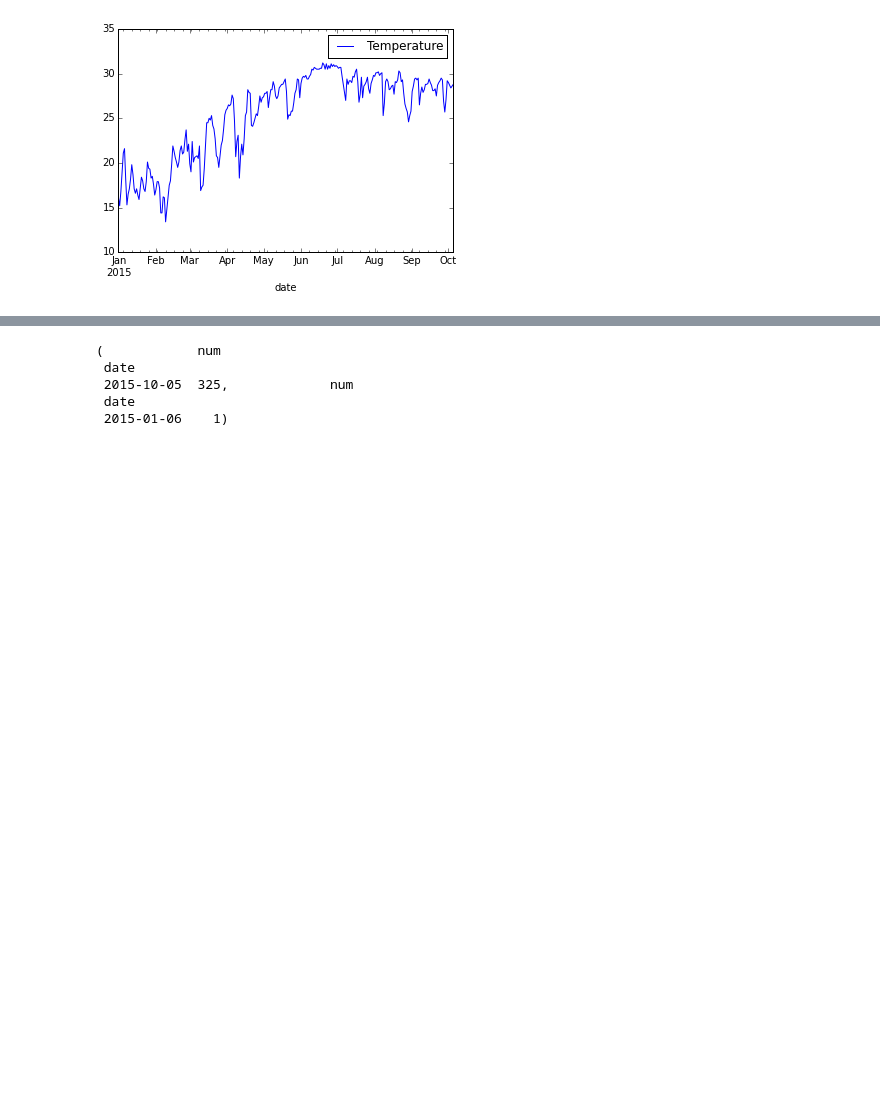
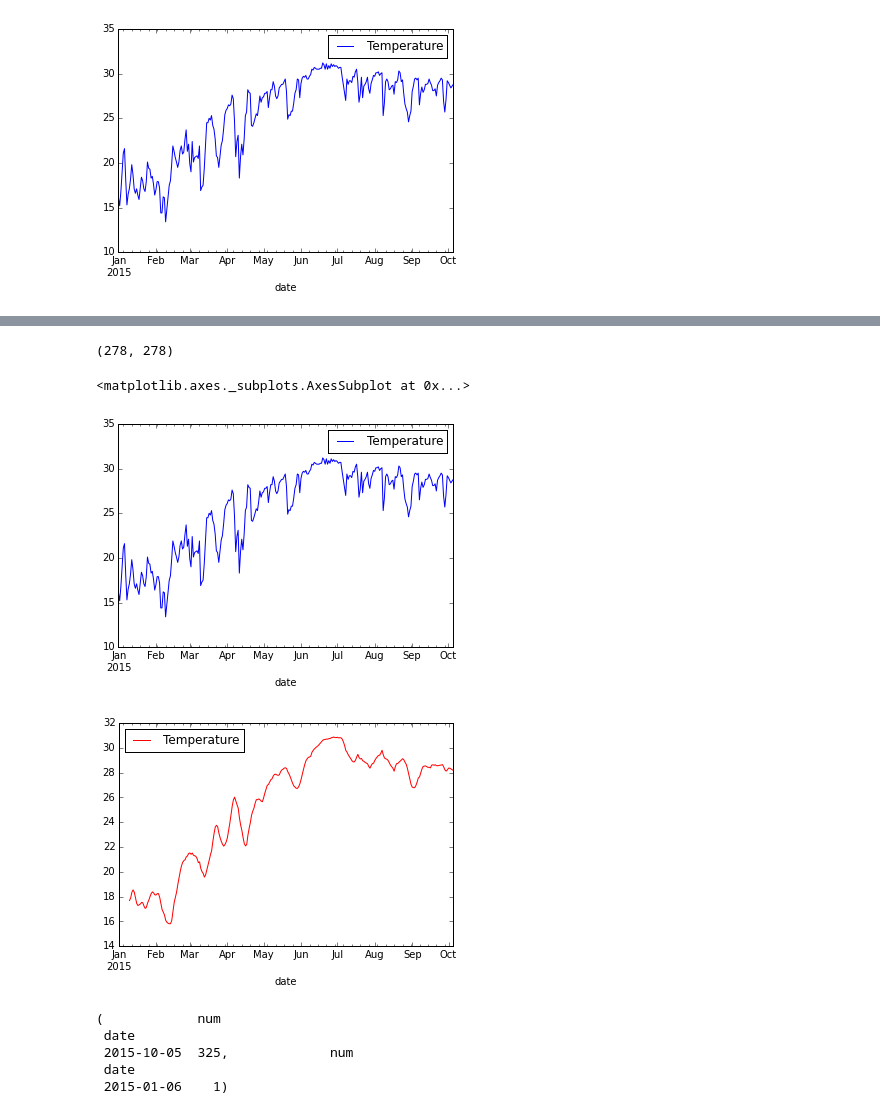
Before and after one commit to cchuang2009/math-2015-2, a Jupyter notebook: 1/maps-temperature.ipynb, the cells around one changed output, grey strips where cells are left out. Saved outputs shown, nothing was run; the diff lists cells and outputs as text; code cells hidden in the pictures; blank space fills up the shorter version.

```diff
--- a/1/maps-temperature.ipynb
+++ b/1/maps-temperature.ipynb
@@ -61,3 +65,15 @@ my_plot2=dfs3.plot()
+# %%
+dfs3_m = pd.rolling_mean(dfs3, 10)
+len(dfs3),len(dfs3_m)
+# %% [output]
+(278, 278)
+# %%
+dfs3.plot(label='Temperature')
+dfs3_m.plot(style='red',label="Average Temperature")
+# %% [output]
+<matplotlib.axes._subplots.AxesSubplot at 0x...>
+[figure, added]
+[figure, added]
 # %%
 cases_totals[-14:-13],cases_totals[:1]
 # %% [output]
```
Also changed, not shown: parts of 4 cells of this notebook.
